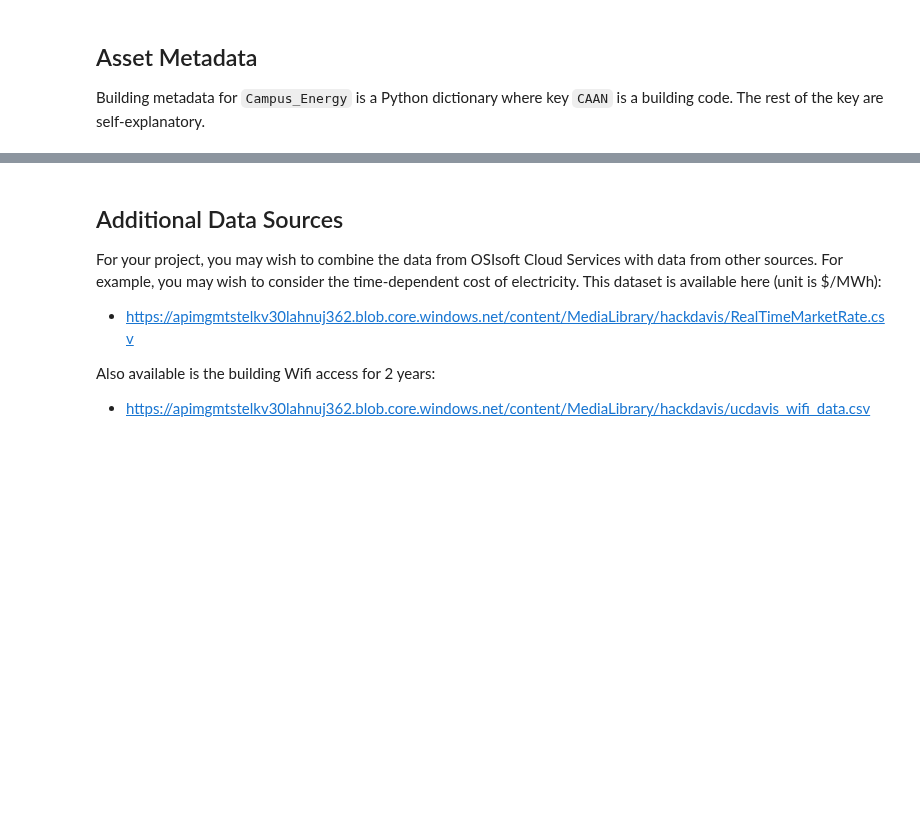
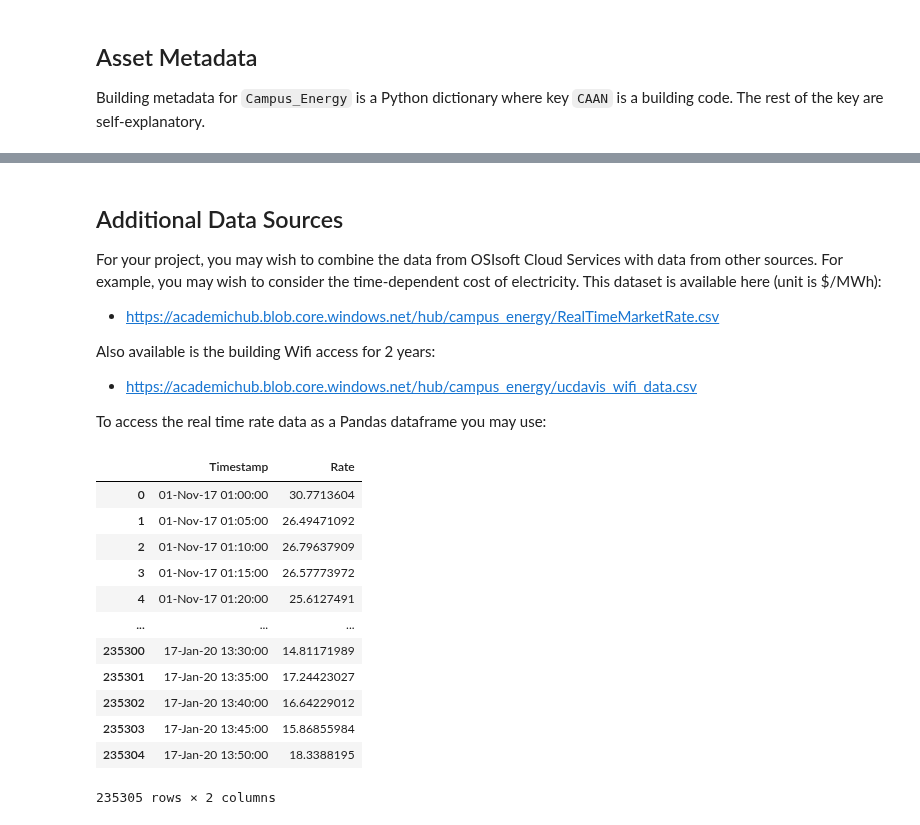
Before and after one commit to academic-hub/datasets, a Jupyter notebook: Campus_Energy_Dataset_Doc.ipynb, the cells around one changed output, grey strips where cells are left out. Cells and saved outputs as stored; diff of their text form; code cells hidden in the pictures; blank space fills up the shorter version.

```diff
--- a/Campus_Energy_Dataset_Doc.ipynb
+++ b/Campus_Energy_Dataset_Doc.ipynb
@@ -345,8 +449,33 @@ hub.asset_metadata("ARC Pavilion")
 
 For your project, you may wish to combine the data from OSIsoft Cloud Services with data from other sources. For example, you may wish to consider the time-dependent cost of electricity. This dataset is available here (unit is $/MWh):
 
-* https://apimgmtstelkv30lahnuj362.blob.core.windows.net/content/MediaLibrary/hackdavis/RealTimeMarketRate.csv
+* https://academichub.blob.core.windows.net/hub/campus_energy/RealTimeMarketRate.csv
 
 Also available is the building Wifi access for 2 years:
 
-* https://apimgmtstelkv30lahnuj362.blob.core.windows.net/content/MediaLibrary/hackdavis/ucdavis_wifi_data.csv
+* https://academichub.blob.core.windows.net/hub/campus_energy/ucdavis_wifi_data.csv
+
+To access the real time rate data as a Pandas dataframe you may use:
+# %%
+import pandas as pd
+
+real_time_rate_df = pd.read_csv(
+    "https://academichub.blob.core.windows.net/hub/campus_energy/RealTimeMarketRate.csv",
+    names=["Timestamp", "Rate"],
+    header=None,
+)
+real_time_rate_df
+# %% [output]
+|  | Timestamp | Rate |
+| 0 | 01-Nov-17 01:00:00 | 30.7713604 |
+| 1 | 01-Nov-17 01:05:00 | 26.49471092 |
+| 2 | 01-Nov-17 01:10:00 | 26.79637909 |
+| 3 | 01-Nov-17 01:15:00 | 26.57773972 |
+| 4 | 01-Nov-17 01:20:00 | 25.6127491 |
+| ... | ... | ... |
+| 235300 | 17-Jan-20 13:30:00 | 14.81171989 |
+| 235301 | 17-Jan-20 13:35:00 | 17.24423027 |
+| 235302 | 17-Jan-20 13:40:00 | 16.64229012 |
+| 235303 | 17-Jan-20 13:45:00 | 15.86855984 |
+| 235304 | 17-Jan-20 13:50:00 | 18.3388195 |
+235305 rows × 2 columns
```
Also changed, not shown: parts of 9 cells of this notebook.
